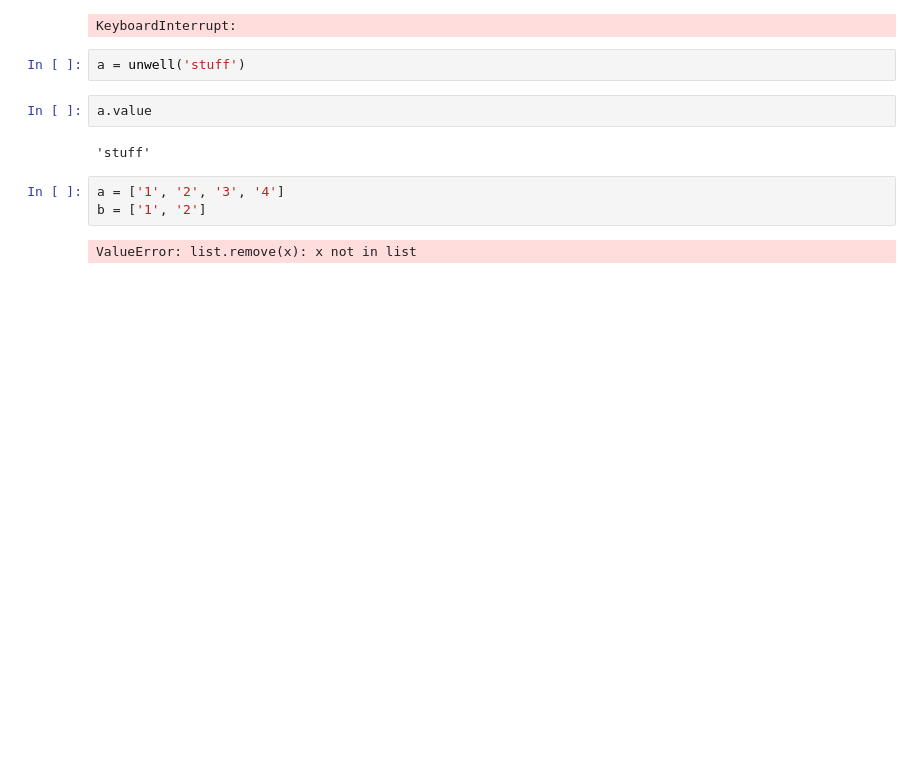
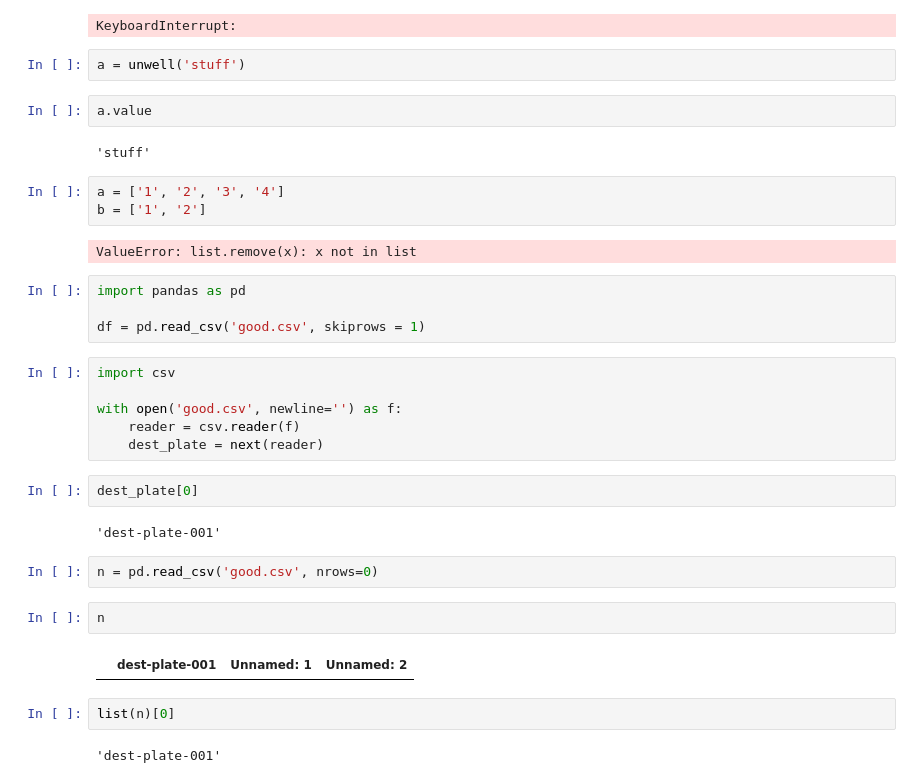
Before and after one commit to czbiohub-sf/WellLit-WelltoWell, a Jupyter notebook: experiments/Testing.ipynb, the cells around one changed output. Cells and saved outputs as stored; diff of their text form; blank space fills up the shorter version.

```diff
--- a/experiments/Testing.ipynb
+++ b/experiments/Testing.ipynb
@@ -235,3 +237,27 @@ a = ['1', '2', '3', '4']
 b = ['1', '2']
 # %% [output]
 ValueError: list.remove(x): x not in list
+# %%
+import pandas as pd
+
+df = pd.read_csv('good.csv', skiprows = 1)
+# %%
+import csv
+
+with open('good.csv', newline='') as f:
+    reader = csv.reader(f)
+    dest_plate = next(reader)
+# %%
+dest_plate[0]
+# %% [output]
+'dest-plate-001'
+# %%
+n = pd.read_csv('good.csv', nrows=0)
+# %%
+n
+# %% [output]
+|  | dest-plate-001 | Unnamed: 1 | Unnamed: 2 |
+# %%
+list(n)[0]
+# %% [output]
+'dest-plate-001'
```
Also changed, not shown: parts of 1 cell of this notebook, 4 other files.
